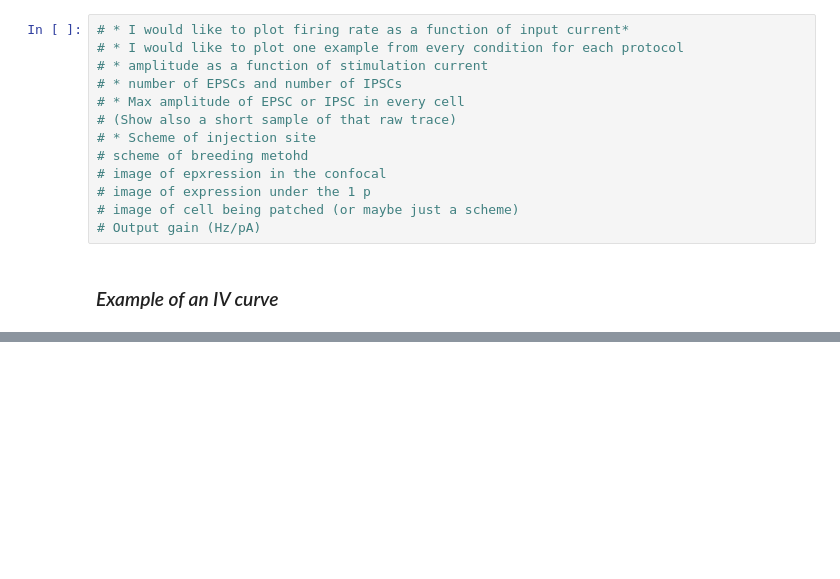
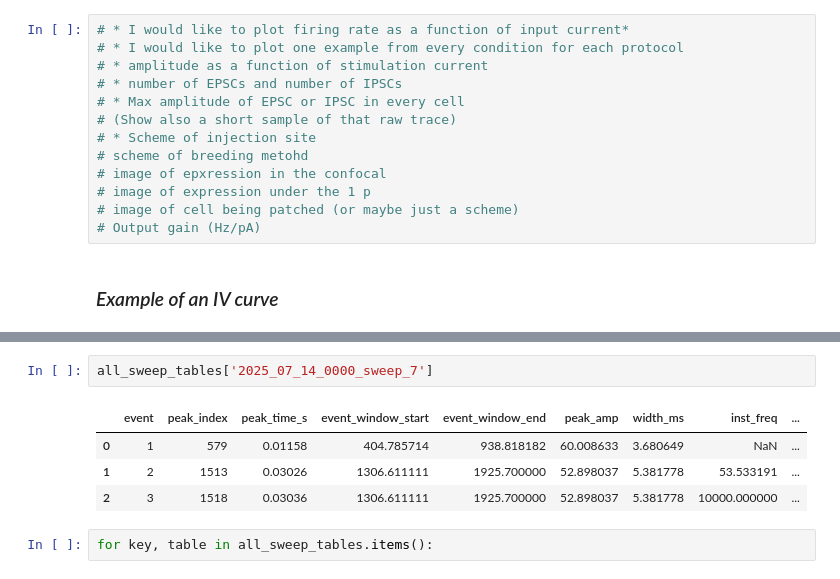
Before and after one commit to OmeRichWeizmann/Yizhar_lab, a Jupyter notebook: Uri's_Sapap3/ephys_sapap3_vs_wt.ipynb, the cells around one changed output, grey strips where cells are left out. Saved outputs shown, nothing was run; the diff lists cells and outputs as text; blank space fills up the shorter version.

```diff
--- a/Uri's_Sapap3/ephys_sapap3_vs_wt.ipynb
+++ b/Uri's_Sapap3/ephys_sapap3_vs_wt.ipynb
@@ -235,0 +250,9 @@ IndexError: index 0 is out of bounds for axis 0 with size 0
+# %%
+all_sweep_tables['2025_07_14_0000_sweep_7']
+# %% [output]
+|  | event | peak_index | peak_time_s | event_window_start | event_window_end | peak_amp | width_ms | inst_freq | ... |
+| 0 | 1 | 579 | 0.01158 | 404.785714 | 938.818182 | 60.008633 | 3.680649 | NaN | ... |
+| 1 | 2 | 1513 | 0.03026 | 1306.611111 | 1925.700000 | 52.898037 | 5.381778 | 53.533191 | ... |
+| 2 | 3 | 1518 | 0.03036 | 1306.611111 | 1925.700000 | 52.898037 | 5.381778 | 10000.000000 | ... |
+# %%
+for key, table in all_sweep_tables.items():
```
Also changed, not shown: parts of 5 cells of this notebook.
